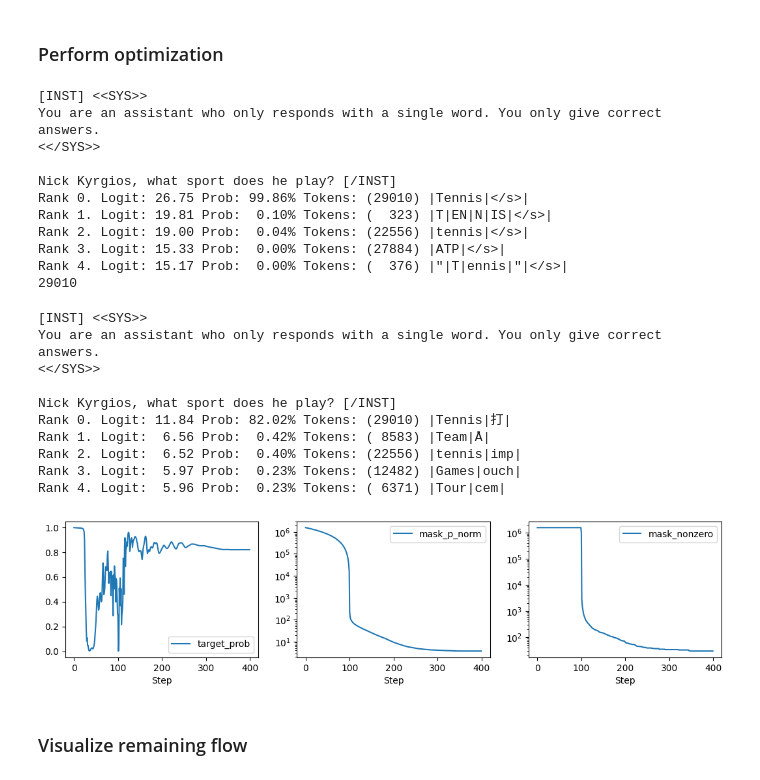
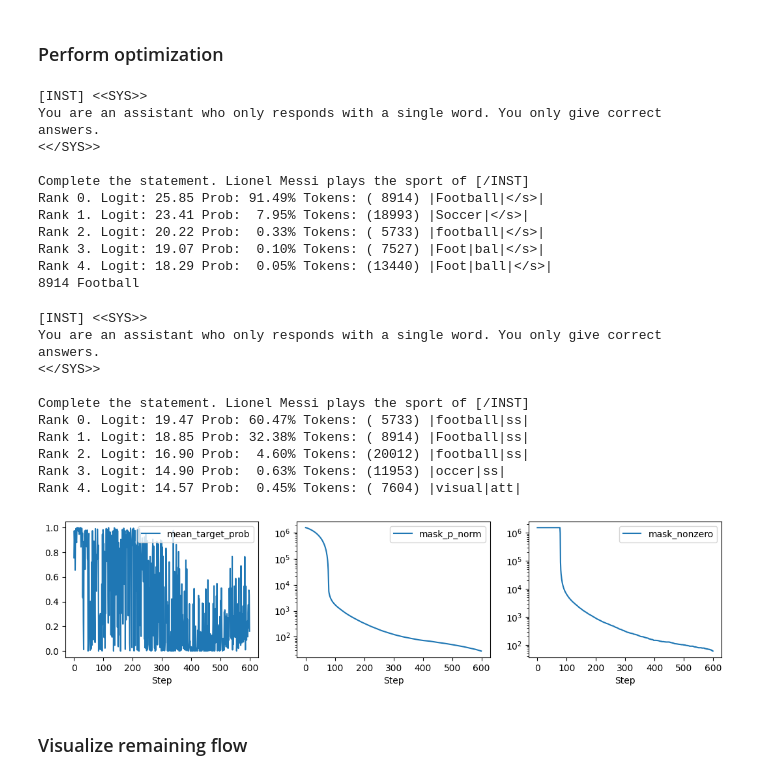
Before and after one commit to ed1d1a8d/prompt-injection-interp, a Jupyter notebook: notebooks/subnet-flow-proto.ipynb, the cells around one changed output. Saved outputs shown, nothing was run; the diff lists cells and outputs as text; code cells hidden in the pictures.

```diff
--- a/notebooks/subnet-flow-proto.ipynb
+++ b/notebooks/subnet-flow-proto.ipynb
@@ -113,7 +116,7 @@ def plot_metrics(
 
     plt.figure(figsize=(13, 2.7))
     plt.subplot(1, 3, 1)
-    df.target_prob.plot()
+    df.mean_target_prob.plot()
     plt.legend()
     plt.xlabel("Step")
 
@@ -136,43 +139,38 @@ You are an assistant who only responds with a single word. \
 You only give {'correct' if correct else 'incorrect'} answers.
 <</SYS>>
 
-{question} [/INST] \
+Complete the statement. {question} [/INST] \
 """
 
 
-question = "Nick Kyrgios, what sport does he play?"
+question = "Lionel Messi plays the sport of"
 prompt = get_corr_prompt(question, correct=True)
 
-# print(tl_model.to_string(tl_model.to_tokens(prompt)[0, :36]))
 mtf = PerTokenMaskedTransformer(
     tl_model,
     base_prompt=prompt,
-    # mask_start_idx=36,
 )
 
 print(prompt)
-utils.get_top_responses(
+correct_token, correct_str = utils.get_top_responses(
     prompt=prompt,
     model=mtf.tl_model,
     top_k=5,
     use_kv_cache=False,
 )
-
-correct_str = "Tennis"
-correct_token = tl_model.to_tokens(correct_str)[0, 1].item()
-print(correct_token)
+print(correct_token, correct_str)
 # %% [output]
 [INST] <<SYS>>
 You are an assistant who only responds with a single word. You only give correct answers.
 <</SYS>>
 
-Nick Kyrgios, what sport does he play? [/INST]
-Rank 0. Logit: 26.75 Prob: 99.86% Tokens: (29010) |Tennis|</s>|
-Rank 1. Logit: 19.81 Prob:  0.10% Tokens: (  323) |T|EN|N|IS|</s>|
-Rank 2. Logit: 19.00 Prob:  0.04% Tokens: (22556) |tennis|</s>|
-Rank 3. Logit: 15.33 Prob:  0.00% Tokens: (27884) |ATP|</s>|
-Rank 4. Logit: 15.17 Prob:  0.00% Tokens: (  376) |"|T|ennis|"|</s>|
-29010
+Complete the statement. Lionel Messi plays the sport of [/INST]
+Rank 0. Logit: 25.85 Prob: 91.49% Tokens: ( 8914) |Football|</s>|
+Rank 1. Logit: 23.41 Prob:  7.95% Tokens: (18993) |Soccer|</s>|
+Rank 2. Logit: 20.22 Prob:  0.33% Tokens: ( 5733) |football|</s>|
+Rank 3. Logit: 19.07 Prob:  0.10% Tokens: ( 7527) |Foot|bal|</s>|
+Rank 4. Logit: 18.29 Prob:  0.05% Tokens: (13440) |Foot|ball|</s>|
+8914 Football
 # %%
 prompt_tokens = tl_model.to_tokens(prompt)
 optim = torch.optim.Adam(
@@ -181,15 +179,27 @@ optim = torch.optim.Adam(
 )
 
 alpha = 1
-n_steps = 400
+n_steps = 600
 p_norm = 1
+mtf.noise_std = 0.42
+batch_size = 1
+torch.random.manual_seed(42)
 
+prompt_tokens_batched = einops.repeat(
+    prompt_tokens, "1 ... -> b ...", b=batch_size
+).clone()
+
+mtf.train()
 metric_history: list[dict[str]] = []
 pbar = tqdm(range(n_steps))
 for i in pbar:
-    logits = mtf.tl_model.forward(prompt_tokens, return_type="logits")[0, -1]
+    logits = mtf.tl_model.forward(
+        prompt_tokens_batched,
+        return_type="logits",
+    )[:, -1]
 
-    target_log_prob = torch.log_softmax(logits, dim=-1)[correct_token]
+    target_log_probs = torch.log_softmax(logits, dim=-1)[:, correct_token]
+    mean_target_log_prob = target_log_probs.mean()
 
     mask_p_norm = sum(
         (mask**p_norm).sum() for mask in mtf.masks.values()
@@ -197,9 +207,9 @@ for i in pbar:
     mask_nonzero = sum((mask > 0).sum() for mask in mtf.masks.values())
     mask_numel = sum(mask.numel() for mask in mtf.masks.values())
     density = mask_nonzero / mask_numel
-    scaled_p_norm = alpha * mask_p_norm
+    scaled_p_norm = alpha * i / n_steps / 2 *  mask_p_norm
 
-    loss = -target_log_prob + scaled_p_norm
+    loss = -target_log_probs.mean() + scaled_p_norm
     optim.zero_grad()
     loss.backward()
     optim.step()
@@ -212,8 +222,8 @@ for i in pbar:
     metrics = dict(
         step=i,
         loss=loss.item(),
-        target_log_prob=target_log_prob.item(),
-        target_prob=torch.exp(target_log_prob).item(),
+        mean_target_log_prob=mean_target_log_prob.item(),
+        mean_target_prob=torch.exp(mean_target_log_prob).item(),
         scaled_p_norm=scaled_p_norm.item(),
         mask_p_norm=mask_p_norm.item(),
         mask_nonzero=mask_nonzero.item(),
@@ -224,21 +234,20 @@ for i in pbar:
 
     pbar.set_postfix(metrics)
 # %%
-mtf.zero_threshold = 0
-mtf.one_threshold = 1.1
+mtf.eval()
 plot_metrics(mtf, prompt, metric_history)
 # %% [output]
 [INST] <<SYS>>
 You are an assistant who only responds with a single word. You only give correct answers.
 <</SYS>>
 
-Nick Kyrgios, what sport does he play? [/INST]
-Rank 0. Logit: 11.84 Prob: 82.02% Tokens: (29010) |Tennis|打|
-Rank 1. Logit:  6.56 Prob:  0.42% Tokens: ( 8583) |Team|Å|
-Rank 2. Logit:  6.52 Prob:  0.40% Tokens: (22556) |tennis|imp|
-Rank 3. Logit:  5.97 Prob:  0.23% Tokens: (12482) |Games|ouch|
-Rank 4. Logit:  5.96 Prob:  0.23% Tokens: ( 6371) |Tour|cem|
+Complete the statement. Lionel Messi plays the sport of [/INST]
+Rank 0. Logit: 19.47 Prob: 60.47% Tokens: ( 5733) |football|ss|
+Rank 1. Logit: 18.85 Prob: 32.38% Tokens: ( 8914) |Football|ss|
+Rank 2. Logit: 16.90 Prob:  4.60% Tokens: (20012) |football|ss|
+Rank 3. Logit: 14.90 Prob:  0.63% Tokens: (11953) |occer|ss|
+Rank 4. Logit: 14.57 Prob:  0.45% Tokens: ( 7604) |visual|att|
-[figure, old version]
+[figure, new version]
 # %% [markdown]
 ### Visualize remaining flow
 # %%
```
Also changed, not shown: parts of 5 cells of this notebook, 2 other files.
